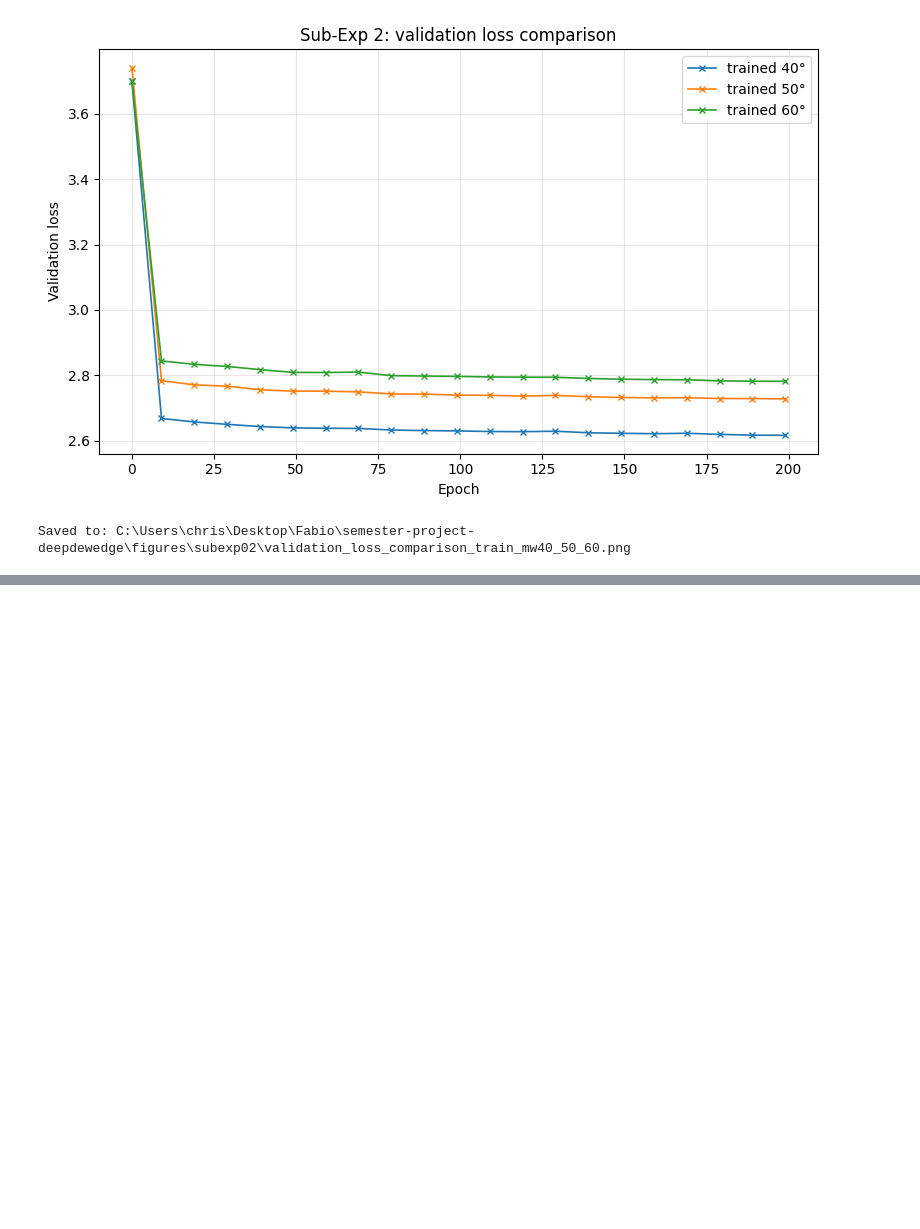
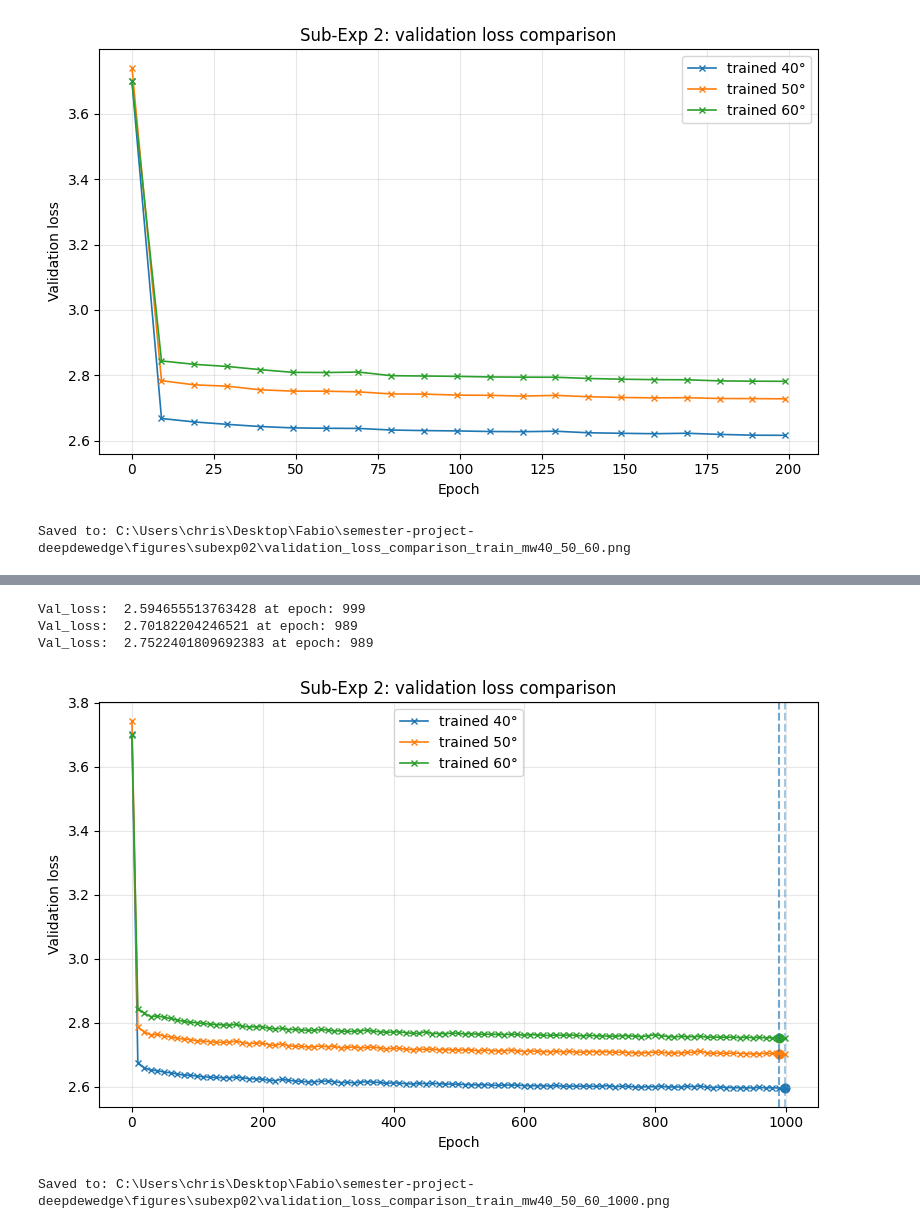
Before and after one commit to fabio-schneider-ch/semester-project-deepdewedge, a Jupyter notebook: notebooks/subexp02/Loss_Curves_Analysis.ipynb, the cells around one changed output, grey strips where cells are left out. Saved outputs shown, nothing was run; the diff lists cells and outputs as text; code cells hidden in the pictures; blank space fills up the shorter version.

```diff
--- a/notebooks/subexp02/Loss_Curves_Analysis.ipynb
+++ b/notebooks/subexp02/Loss_Curves_Analysis.ipynb
@@ -120,0 +193,44 @@ Saved to: C:\Users\chris\Desktop\Fabio\semester-project-deepdewedge\figures\sube
+# %%
+plt.figure(figsize=(8, 5))
+
+for angle in [40, 50, 60]:
+    df = metrics_1000[angle] #choosing a dataframe from the dict
+    val_1000 = df[df["val_loss"].notna()] #Ingoring NaN Values and takin val_loss column
+
+    #Plot
+    plt.plot(
+        val_1000["epoch"],
+        val_1000["val_loss"],
+        label=f"trained {angle}°",
+        linewidth=1.2,
+        marker="x",
+        markersize=4
+    )
+    best_idx = val_1000["val_loss"].idxmin()
+    best_epoch = val_1000.loc[best_idx, "epoch"]
+    best_val = val_1000.loc[best_idx, "val_loss"]
+
+    plt.scatter(best_epoch, best_val, s=40, marker="o")
+    plt.axvline(best_epoch, linestyle="--", alpha=0.4)
+    print("Val_loss: ",best_val, "at epoch:", best_epoch)
+
+plt.xlabel("Epoch")
+plt.ylabel("Validation loss")
+plt.title("Sub-Exp 2: validation loss comparison")
+plt.legend()
+plt.grid(True, alpha=0.3)
+plt.tight_layout()
+
+os.makedirs("../../figures/subexp02", exist_ok=True)
+save_path = "../../figures/subexp02/validation_loss_comparison_train_mw40_50_60_1000.png"
+plt.savefig(save_path, dpi=300, bbox_inches="tight")
+
+plt.show()
+
+print("Saved to:", os.path.abspath(save_path))
+# %% [output]
+Val_loss:  2.594655513763428 at epoch: 999
+Val_loss:  2.70182204246521 at epoch: 989
+Val_loss:  2.7522401809692383 at epoch: 989
+[figure, added]
+Saved to: C:\Users\chris\Desktop\Fabio\semester-project-deepdewedge\figures\subexp02\validation_loss_comparison_train_mw40_50_60_1000.png
```
Also changed, not shown: parts of 3 cells of this notebook, 9 other files.
